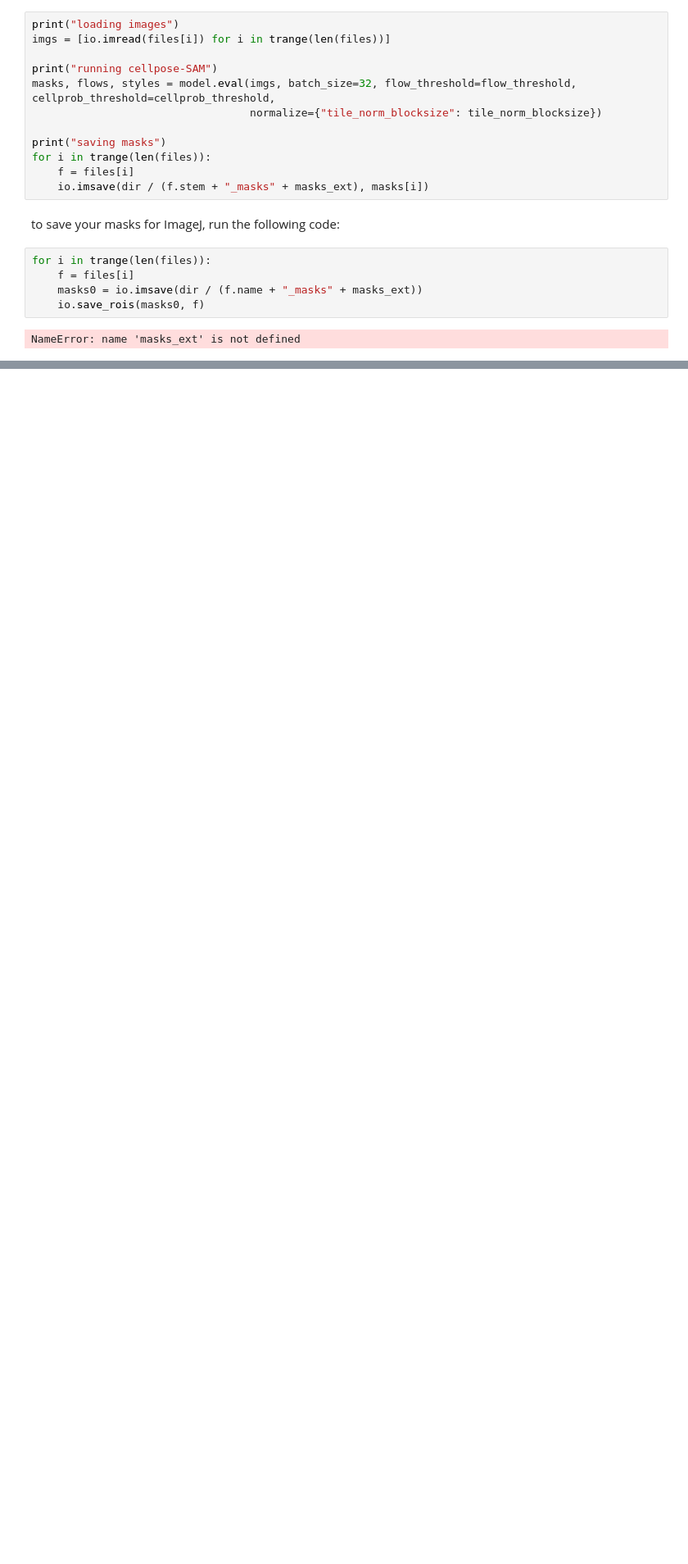
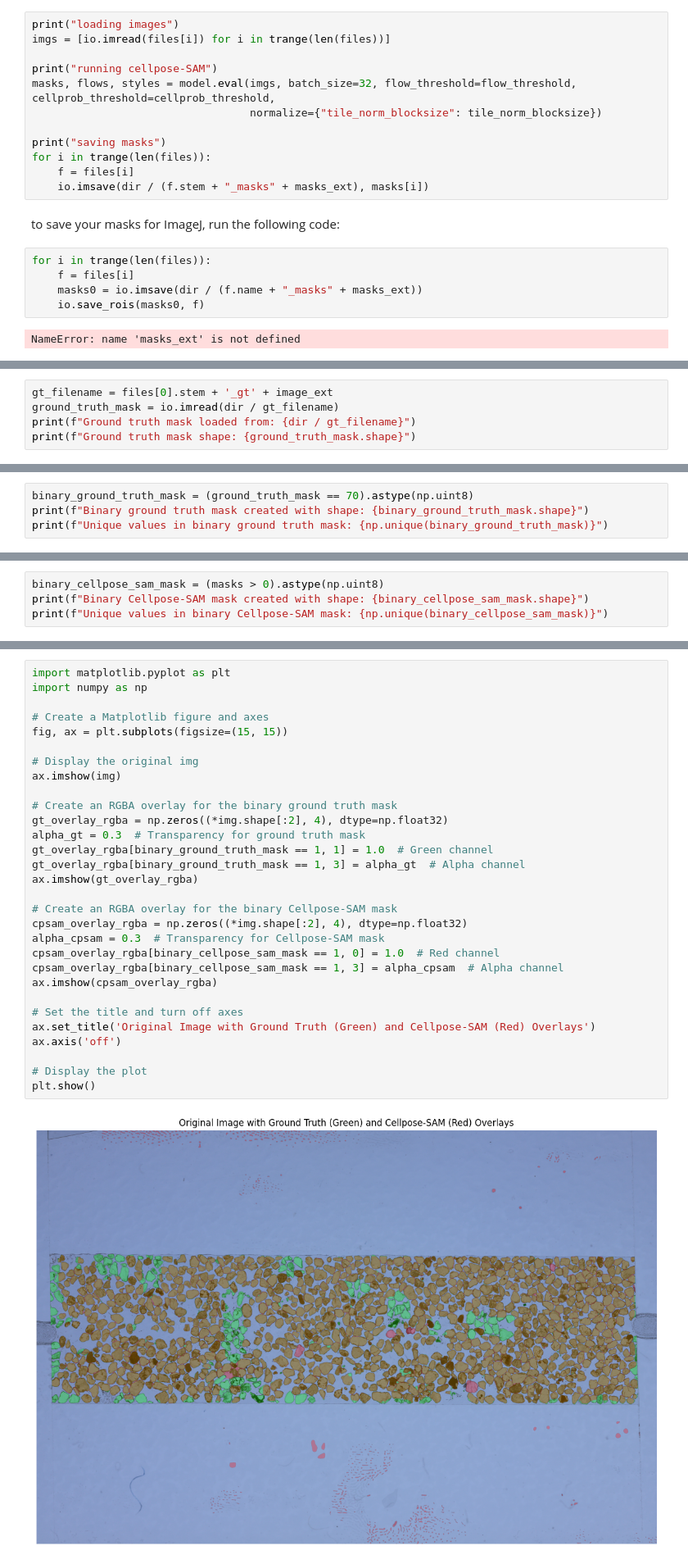
Before and after one commit to MuhammedKocakKIT/cellpose, a Jupyter notebook: notebooks/run_Cellpose-SAM.ipynb, the cells around one changed output, grey strips where cells are left out. Shown at 82% size. Cells and saved outputs as stored; diff of their text form; blank space fills up the shorter version.

```diff
--- a/notebooks/run_Cellpose-SAM.ipynb
+++ b/notebooks/run_Cellpose-SAM.ipynb
@@ -234,0 +323,5 @@ NameError: name 'masks_ext' is not defined
+# %%
+gt_filename = files[0].stem + '_gt' + image_ext
+ground_truth_mask = io.imread(dir / gt_filename)
+print(f"Ground truth mask loaded from: {dir / gt_filename}")
+print(f"Ground truth mask shape: {ground_truth_mask.shape}")
@@ -234,0 +342,4 @@ NameError: name 'masks_ext' is not defined
+# %%
+binary_ground_truth_mask = (ground_truth_mask == 70).astype(np.uint8)
+print(f"Binary ground truth mask created with shape: {binary_ground_truth_mask.shape}")
+print(f"Unique values in binary ground truth mask: {np.unique(binary_ground_truth_mask)}")
@@ -234,0 +360,4 @@ NameError: name 'masks_ext' is not defined
+# %%
+binary_cellpose_sam_mask = (masks > 0).astype(np.uint8)
+print(f"Binary Cellpose-SAM mask created with shape: {binary_cellpose_sam_mask.shape}")
+print(f"Unique values in binary Cellpose-SAM mask: {np.unique(binary_cellpose_sam_mask)}")
@@ -234,0 +384,32 @@ NameError: name 'masks_ext' is not defined
+# %%
+import matplotlib.pyplot as plt
+import numpy as np
+
+# Create a Matplotlib figure and axes
+fig, ax = plt.subplots(figsize=(15, 15))
+
+# Display the original img
+ax.imshow(img)
+
+# Create an RGBA overlay for the binary ground truth mask
+gt_overlay_rgba = np.zeros((*img.shape[:2], 4), dtype=np.float32)
+alpha_gt = 0.3  # Transparency for ground truth mask
+gt_overlay_rgba[binary_ground_truth_mask == 1, 1] = 1.0  # Green channel
+gt_overlay_rgba[binary_ground_truth_mask == 1, 3] = alpha_gt  # Alpha channel
+ax.imshow(gt_overlay_rgba)
+
+# Create an RGBA overlay for the binary Cellpose-SAM mask
+cpsam_overlay_rgba = np.zeros((*img.shape[:2], 4), dtype=np.float32)
+alpha_cpsam = 0.3  # Transparency for Cellpose-SAM mask
+cpsam_overlay_rgba[binary_cellpose_sam_mask == 1, 0] = 1.0  # Red channel
+cpsam_overlay_rgba[binary_cellpose_sam_mask == 1, 3] = alpha_cpsam  # Alpha channel
+ax.imshow(cpsam_overlay_rgba)
+
+# Set the title and turn off axes
+ax.set_title('Original Image with Ground Truth (Green) and Cellpose-SAM (Red) Overlays')
+ax.axis('off')
+
+# Display the plot
+plt.show()
+# %% [output]
+[figure, added]
```
Also changed, not shown: parts of 23 cells of this notebook.
